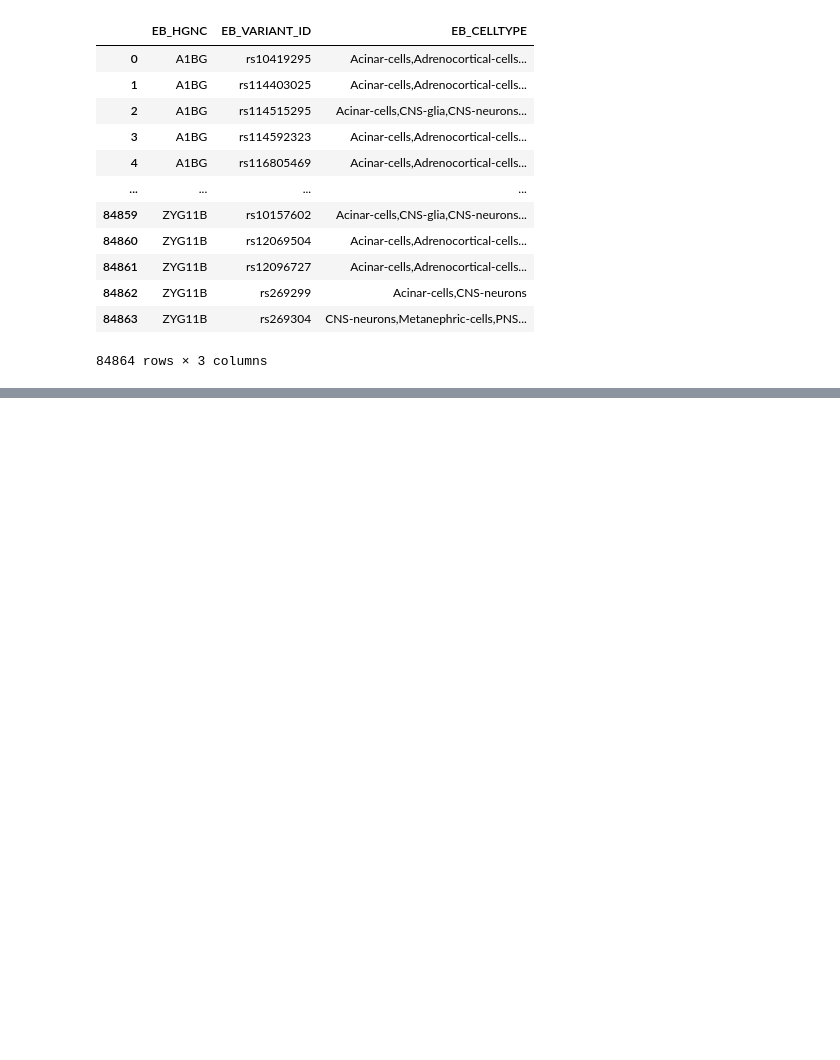
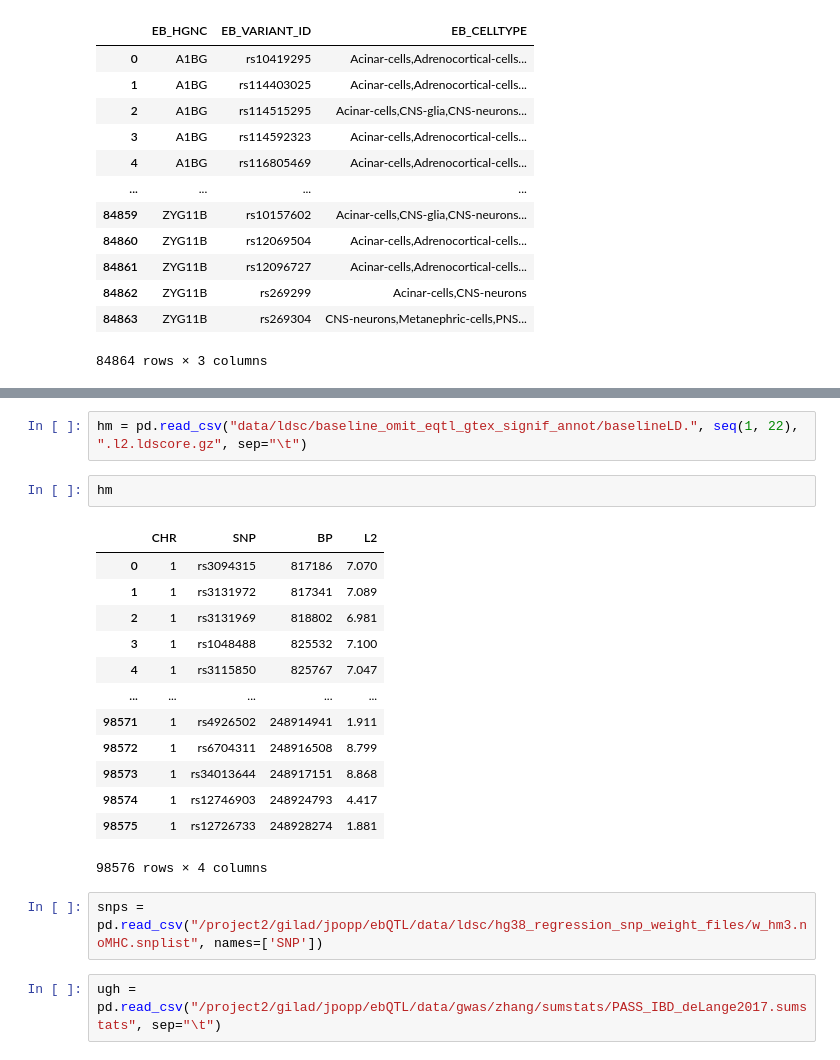
Before and after one commit to jmp448/hdcQTL, a Jupyter notebook: code/complex_trait_analysis/Untitled.ipynb, the cells around one changed output, grey strips where cells are left out. Cells and saved outputs as stored; diff of their text form; blank space fills up the shorter version.

```diff
--- a/code/complex_trait_analysis/Untitled.ipynb
+++ b/code/complex_trait_analysis/Untitled.ipynb
@@ -116,0 +181,22 @@ Name: EB, Length: 778971, dtype: float64
+# %%
+hm = pd.read_csv("data/ldsc/baseline_omit_eqtl_gtex_signif_annot/baselineLD.", seq(1, 22), ".l2.ldscore.gz", sep="\t")
+# %%
+hm
+# %% [output]
+|  | CHR | SNP | BP | L2 |
+| 0 | 1 | rs3094315 | 817186 | 7.070 |
+| 1 | 1 | rs3131972 | 817341 | 7.089 |
+| 2 | 1 | rs3131969 | 818802 | 6.981 |
+| 3 | 1 | rs1048488 | 825532 | 7.100 |
+| 4 | 1 | rs3115850 | 825767 | 7.047 |
+| ... | ... | ... | ... | ... |
+| 98571 | 1 | rs4926502 | 248914941 | 1.911 |
+| 98572 | 1 | rs6704311 | 248916508 | 8.799 |
+| 98573 | 1 | rs34013644 | 248917151 | 8.868 |
+| 98574 | 1 | rs12746903 | 248924793 | 4.417 |
+| 98575 | 1 | rs12726733 | 248928274 | 1.881 |
+98576 rows × 4 columns
+# %%
+snps = pd.read_csv("/project2/gilad/jpopp/ebQTL/data/ldsc/hg38_regression_snp_weight_files/w_hm3.noMHC.snplist", names=['SNP'])
+# %%
+ugh = pd.read_csv("/project2/gilad/jpopp/ebQTL/data/gwas/zhang/sumstats/PASS_IBD_deLange2017.sumstats", sep="\t")
```
Also changed, not shown: parts of 24 cells of this notebook, 23 other files.
